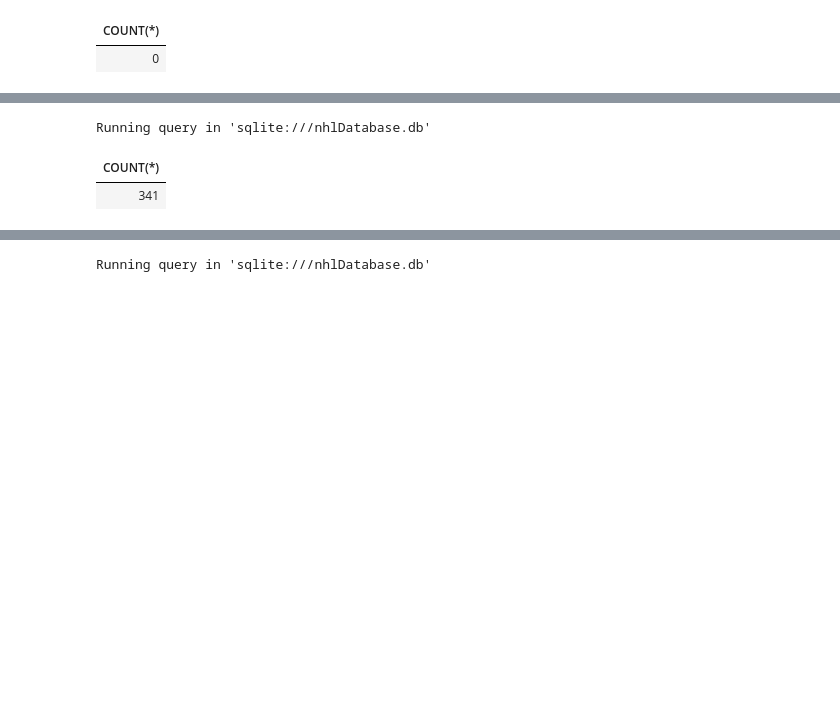
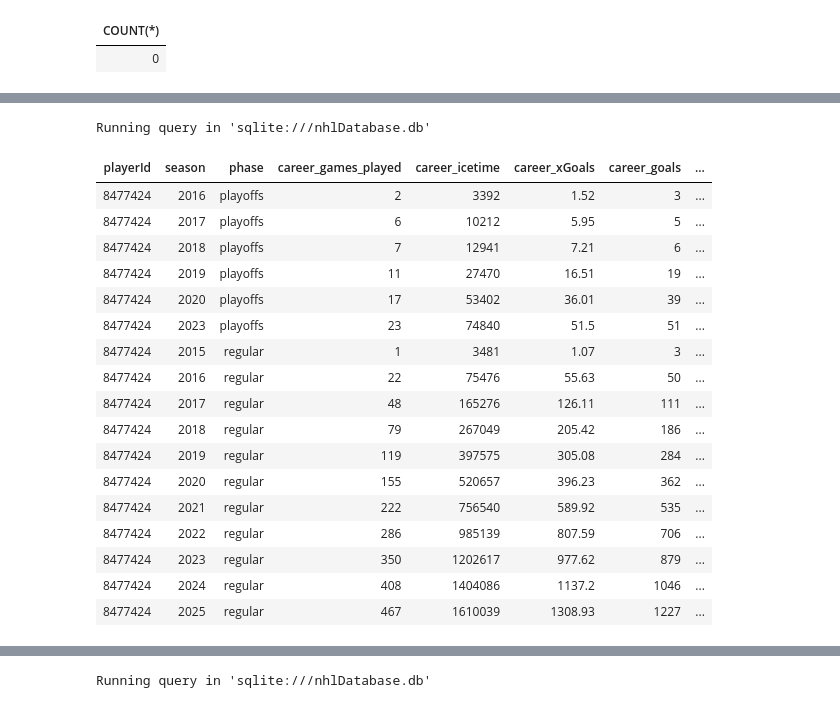
Before and after one commit to jusaviin/nhlAnalyzer, a Jupyter notebook: databaseTesting.ipynb, the cells around one changed output, grey strips where cells are left out. Saved outputs shown, nothing was run; the diff lists cells and outputs as text; code cells hidden in the pictures; blank space fills up the shorter version.

```diff
--- a/databaseTesting.ipynb
+++ b/databaseTesting.ipynb
@@ -34,8 +35,25 @@ Running query in 'sqlite:///nhlDatabase.db'
 # %%
-%%sql SELECT COUNT(*) FROM
-      (SELECT DISTINCT playerId FROM goalie_season_stats)
+%%sql SELECT *
+      FROM goalie_cumulative_career_stats
+      WHERE playerID = 8477424
 # %% [output]
 Running query in 'sqlite:///nhlDatabase.db'
-| COUNT(*) |
-| 341 |
+| playerId | season | phase | career_games_played | career_icetime | career_xGoals | career_goals | ... |
+| 8477424 | 2016 | playoffs | 2 | 3392 | 1.52 | 3 | ... |
+| 8477424 | 2017 | playoffs | 6 | 10212 | 5.95 | 5 | ... |
+| 8477424 | 2018 | playoffs | 7 | 12941 | 7.21 | 6 | ... |
+| 8477424 | 2019 | playoffs | 11 | 27470 | 16.51 | 19 | ... |
+| 8477424 | 2020 | playoffs | 17 | 53402 | 36.01 | 39 | ... |
+| 8477424 | 2023 | playoffs | 23 | 74840 | 51.5 | 51 | ... |
+| 8477424 | 2015 | regular | 1 | 3481 | 1.07 | 3 | ... |
+| 8477424 | 2016 | regular | 22 | 75476 | 55.63 | 50 | ... |
+| 8477424 | 2017 | regular | 48 | 165276 | 126.11 | 111 | ... |
+| 8477424 | 2018 | regular | 79 | 267049 | 205.42 | 186 | ... |
+| 8477424 | 2019 | regular | 119 | 397575 | 305.08 | 284 | ... |
+| 8477424 | 2020 | regular | 155 | 520657 | 396.23 | 362 | ... |
+| 8477424 | 2021 | regular | 222 | 756540 | 589.92 | 535 | ... |
+| 8477424 | 2022 | regular | 286 | 985139 | 807.59 | 706 | ... |
+| 8477424 | 2023 | regular | 350 | 1202617 | 977.62 | 879 | ... |
+| 8477424 | 2024 | regular | 408 | 1404086 | 1137.2 | 1046 | ... |
+| 8477424 | 2025 | regular | 467 | 1610039 | 1308.93 | 1227 | ... |
 # %%
```
Also changed, not shown: parts of 4 cells of this notebook, 9 other files.
